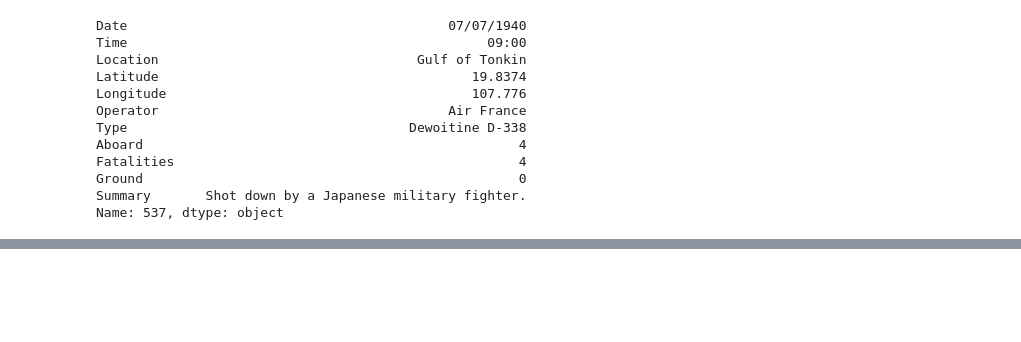
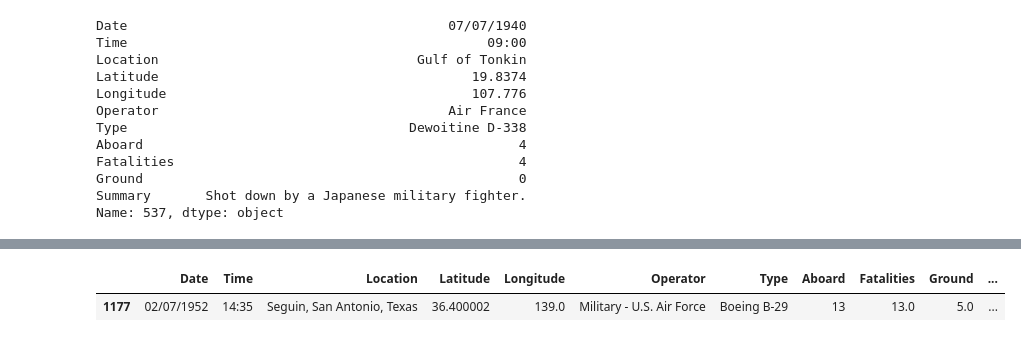
Before and after one commit to CatarinaL/GroupDataVizProjectDIT, a Jupyter notebook: DataPreparation.ipynb, the cells around one changed output, grey strips where cells are left out. Cells and saved outputs as stored; diff of their text form; code cells hidden in the pictures; blank space fills up the shorter version.

```diff
--- a/DataPreparation.ipynb
+++ b/DataPreparation.ipynb
@@ -603,0 +904,5 @@ Name: Fatalities, dtype: float64
+# %%
+dframe.loc[308, "Ground"] = 0
+dframe.loc[310, "Ground"] = 0
+check_nulls("Ground")
+dframe.loc[593, :]
@@ -603,0 +935,7 @@ Name: Fatalities, dtype: float64
+# %%
+dframe.loc[593, "Date"] = "10/06/1943"
+dframe.loc[593, "Aboard"] = 2
+dframe.loc[593, "Fatalities"] = 0
+dframe.loc[593, "Ground"] = 0
+dframe.loc[593, "Summary"] = "Oil pressure on one engine was lost, soon after takeoff from Kunming, China. The captain feathered the propeller and came around for a landing but hydraulic pressure had dropped to zero so he couldn't get the landing gear down and locked. The C-47 crashed and caught fire."
+print(dframe.loc[593, :])
@@ -603,0 +955,8 @@ Name: Fatalities, dtype: float64
+# %%
+dframe.loc[643, "Ground"] = 0
+
+
+dframe[1177:1178]
+# %% [output]
+|  | Date | Time | Location | Latitude | Longitude | Operator | Type | Aboard | Fatalities | Ground | ... |
+| 1177 | 02/07/1952 | 14:35 | Seguin, San Antonio, Texas | 36.400002 | 139.0 | Military - U.S. Air Force | Boeing B-29 | 13 | 13.0 | 5.0 | ... |
```
Also changed, not shown: parts of 54 cells of this notebook, 3 other files.
